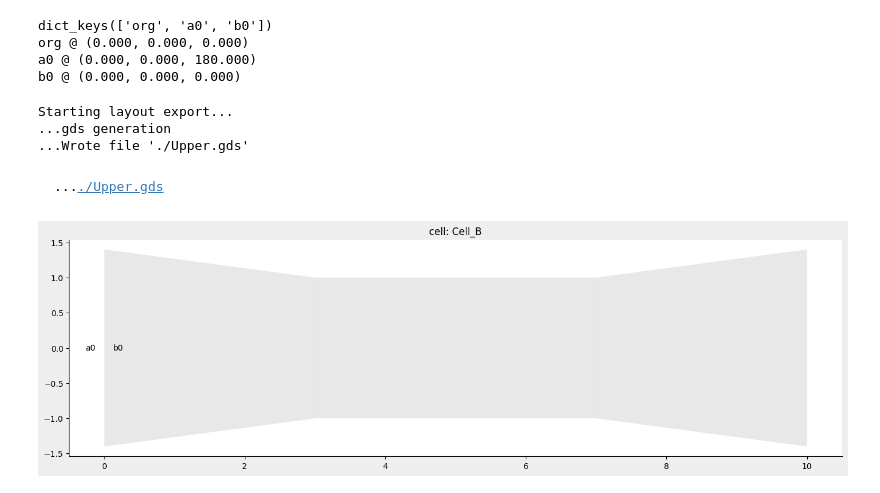
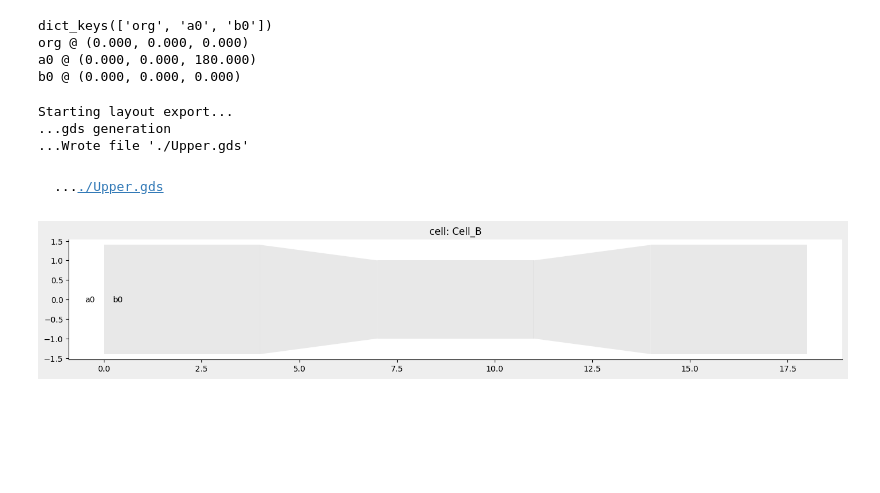
Before and after one commit to Harryxwh/SiNDispersionEngineering, a Jupyter notebook: Layouts/nazca_test.ipynb, the cells around one changed output. Drawn from its saved outputs; the diff is of its cells as text; code cells hidden in the pictures; blank space fills up the shorter version.

Commit message:
upper gds strt

```diff
--- a/Layouts/nazca_test.ipynb
+++ b/Layouts/nazca_test.ipynb
@@ -34,15 +34,17 @@ a0 @ (0.000, 0.000, 180.000)
 b0 @ (0.000, 0.000, 0.000)
 # %%
 with nd.Cell(name='Cell_B') as cellb:
+    nd.strt(length=4,width=2.8).put()
     nd.taper(length=3, width1=2.8, width2=2.0).put()
     nd.strt(length=4,width=2).put()
     nd.taper(length=3, width1=2.0, width2=2.8).put()
+    nd.strt(length=4,width=2.8).put()
 
 nd.export_gds(cellb,"Upper.gds")
 nd.export_plt(cellb)
 # %% [output]
 Starting layout export...
 ...gds generation
 ...Wrote file './Upper.gds'
 ..../Upper.gds
-[figure, old version]
+[figure, new version]
```
Also changed, not shown: 1 other file.
